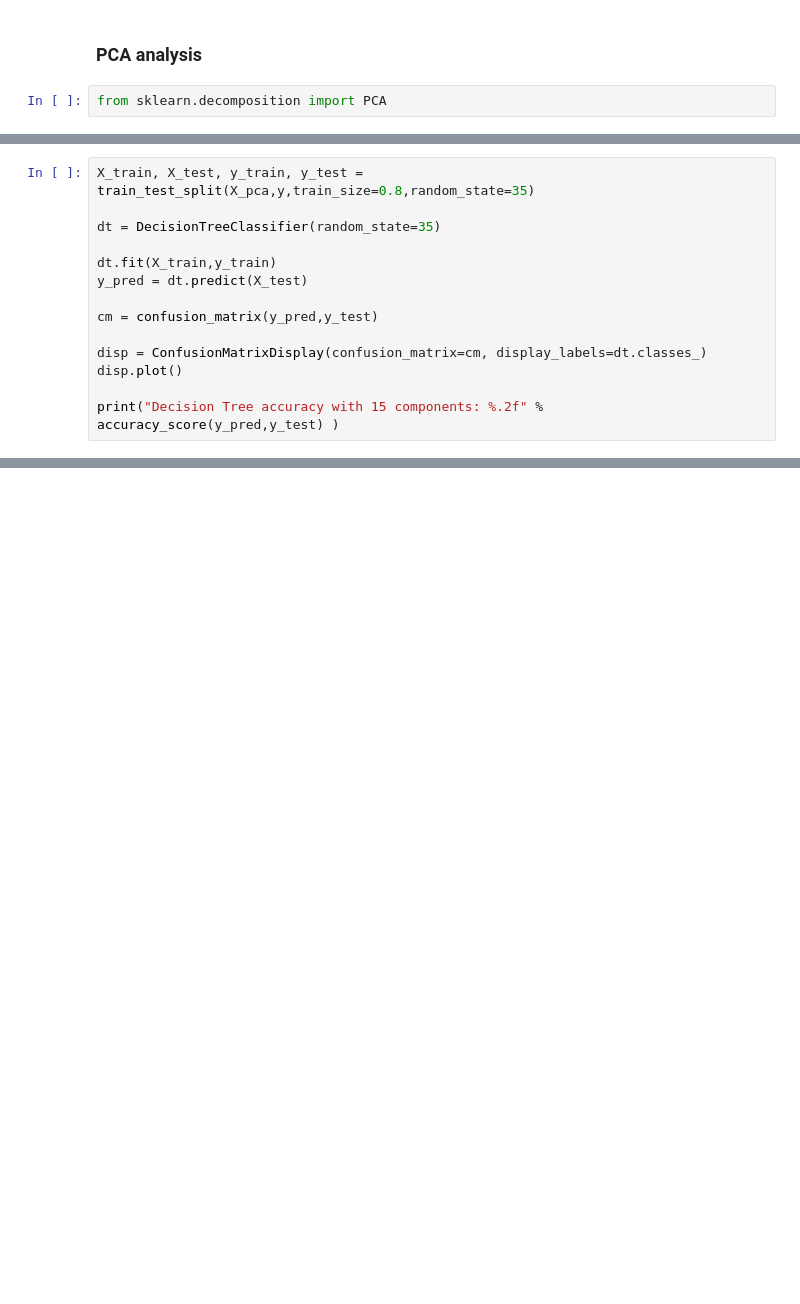
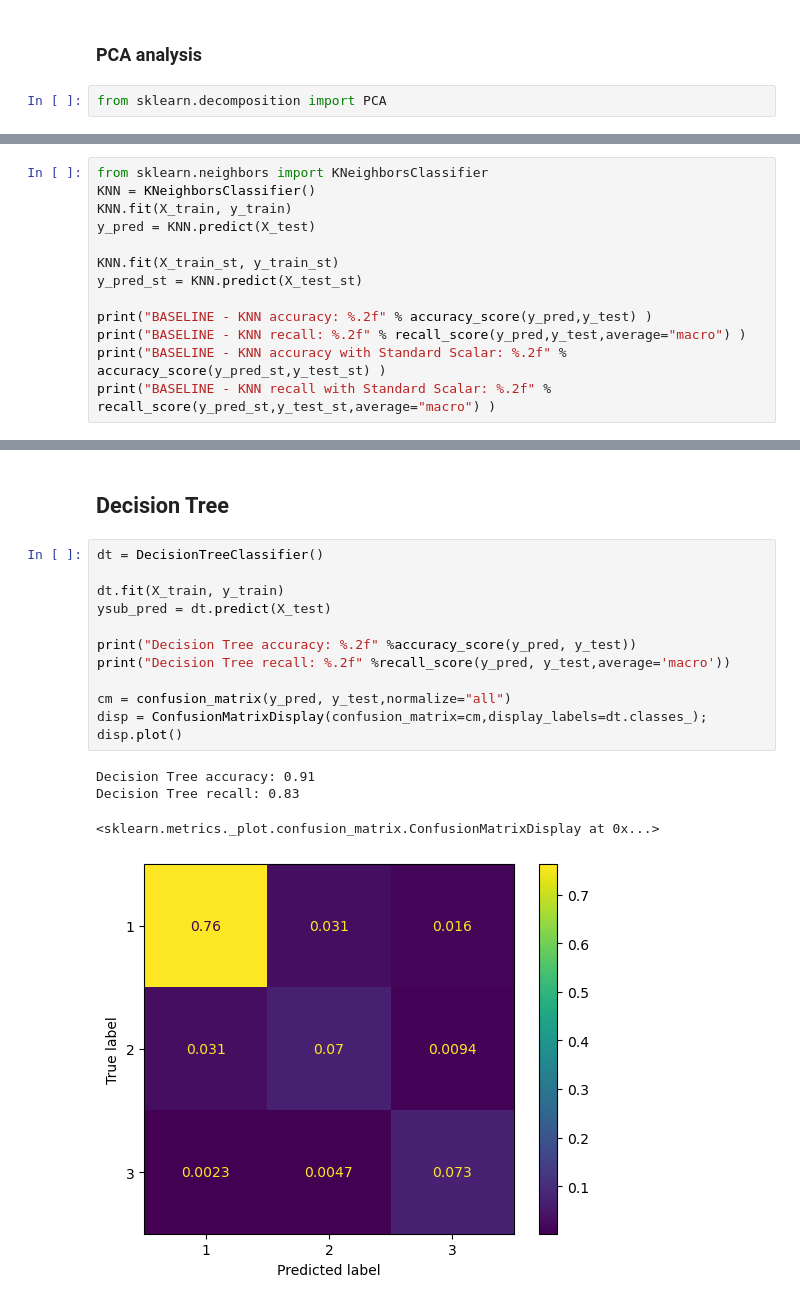
Before and after one commit to LaerteAdami/CW_Intro_AI, a Jupyter notebook: notebooks/notebook_first_analysis.ipynb, the cells around one changed output, grey strips where cells are left out. Saved outputs shown, nothing was run; the diff lists cells and outputs as text; blank space fills up the shorter version.

```diff
--- a/notebooks/notebook_first_analysis.ipynb
+++ b/notebooks/notebook_first_analysis.ipynb
@@ -259,14 +210,0 @@ X_pca = pca5.transform(X_StdSca)
-# %%
-X_train, X_test, y_train, y_test = train_test_split(X_pca,y,train_size=0.8,random_state=35)
-
-dt = DecisionTreeClassifier(random_state=35)
-
-dt.fit(X_train,y_train)
-y_pred = dt.predict(X_test)
-
-cm = confusion_matrix(y_pred,y_test)
-
-disp = ConfusionMatrixDisplay(confusion_matrix=cm, display_labels=dt.classes_)
-disp.plot()
-
-print("Decision Tree accuracy with 15 components: %.2f" % accuracy_score(y_pred,y_test) )
@@ -295,0 +251,13 @@ print(error)
+# %%
+from sklearn.neighbors import KNeighborsClassifier
+KNN = KNeighborsClassifier()
+KNN.fit(X_train, y_train)
+y_pred = KNN.predict(X_test)
+
+KNN.fit(X_train_st, y_train_st)
+y_pred_st = KNN.predict(X_test_st)
+
+print("BASELINE - KNN accuracy: %.2f" % accuracy_score(y_pred,y_test) )
+print("BASELINE - KNN recall: %.2f" % recall_score(y_pred,y_test,average="macro") )
+print("BASELINE - KNN accuracy with Standard Scalar: %.2f" % accuracy_score(y_pred_st,y_test_st) )
+print("BASELINE - KNN recall with Standard Scalar: %.2f" % recall_score(y_pred_st,y_test_st,average="macro") )
@@ -295,0 +344,19 @@ print(error)
+# %% [markdown]
+## Decision Tree
+# %%
+dt = DecisionTreeClassifier()
+
+dt.fit(X_train, y_train)
+ysub_pred = dt.predict(X_test)
+
+print("Decision Tree accuracy: %.2f" %accuracy_score(y_pred, y_test))
+print("Decision Tree recall: %.2f" %recall_score(y_pred, y_test,average='macro'))
+
+cm = confusion_matrix(y_pred, y_test,normalize="all")
+disp = ConfusionMatrixDisplay(confusion_matrix=cm,display_labels=dt.classes_);
+disp.plot()
+# %% [output]
+Decision Tree accuracy: 0.91
+Decision Tree recall: 0.83
+<sklearn.metrics._plot.confusion_matrix.ConfusionMatrixDisplay at 0x...>
+[figure, added]
```
Also changed, not shown: parts of 48 cells of this notebook.
